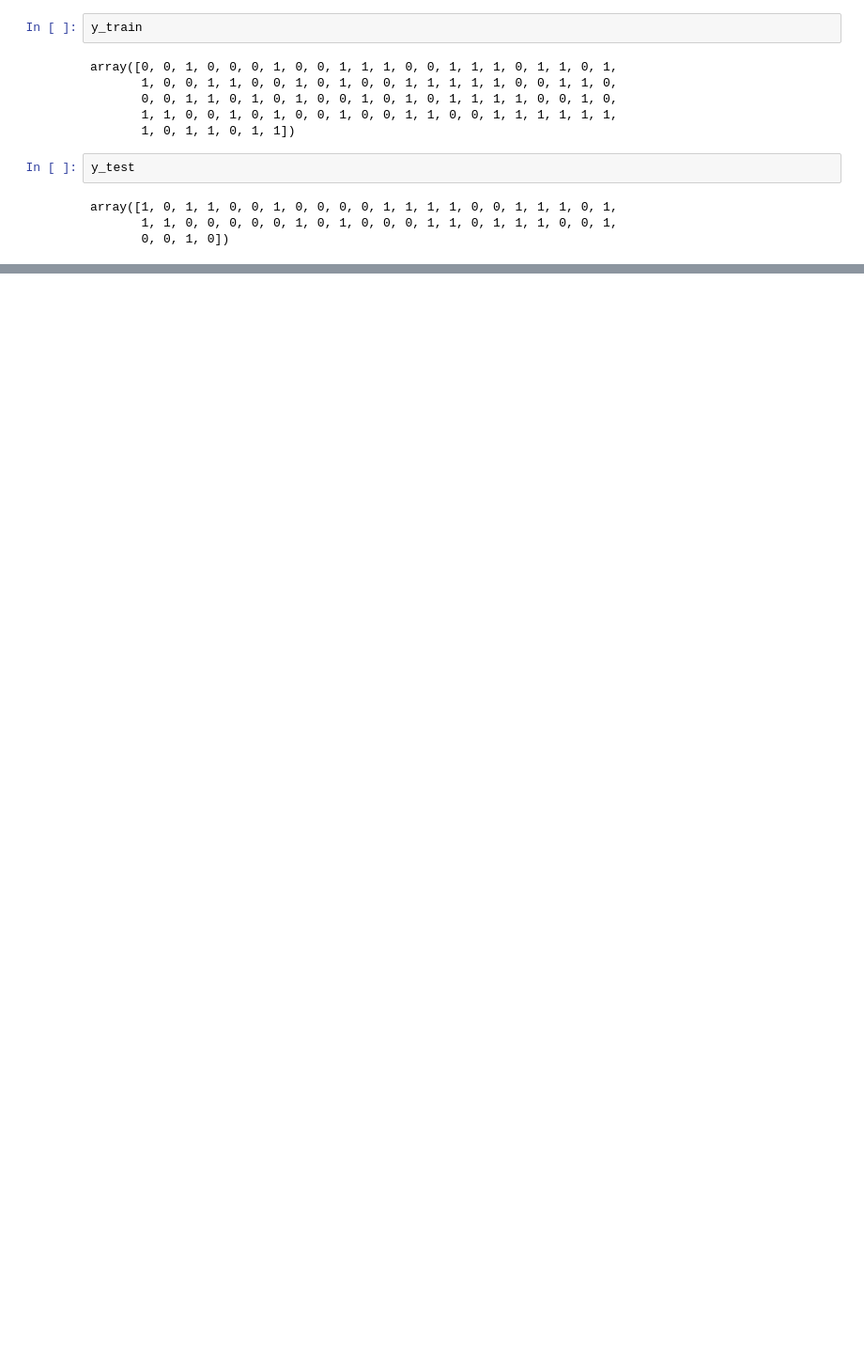
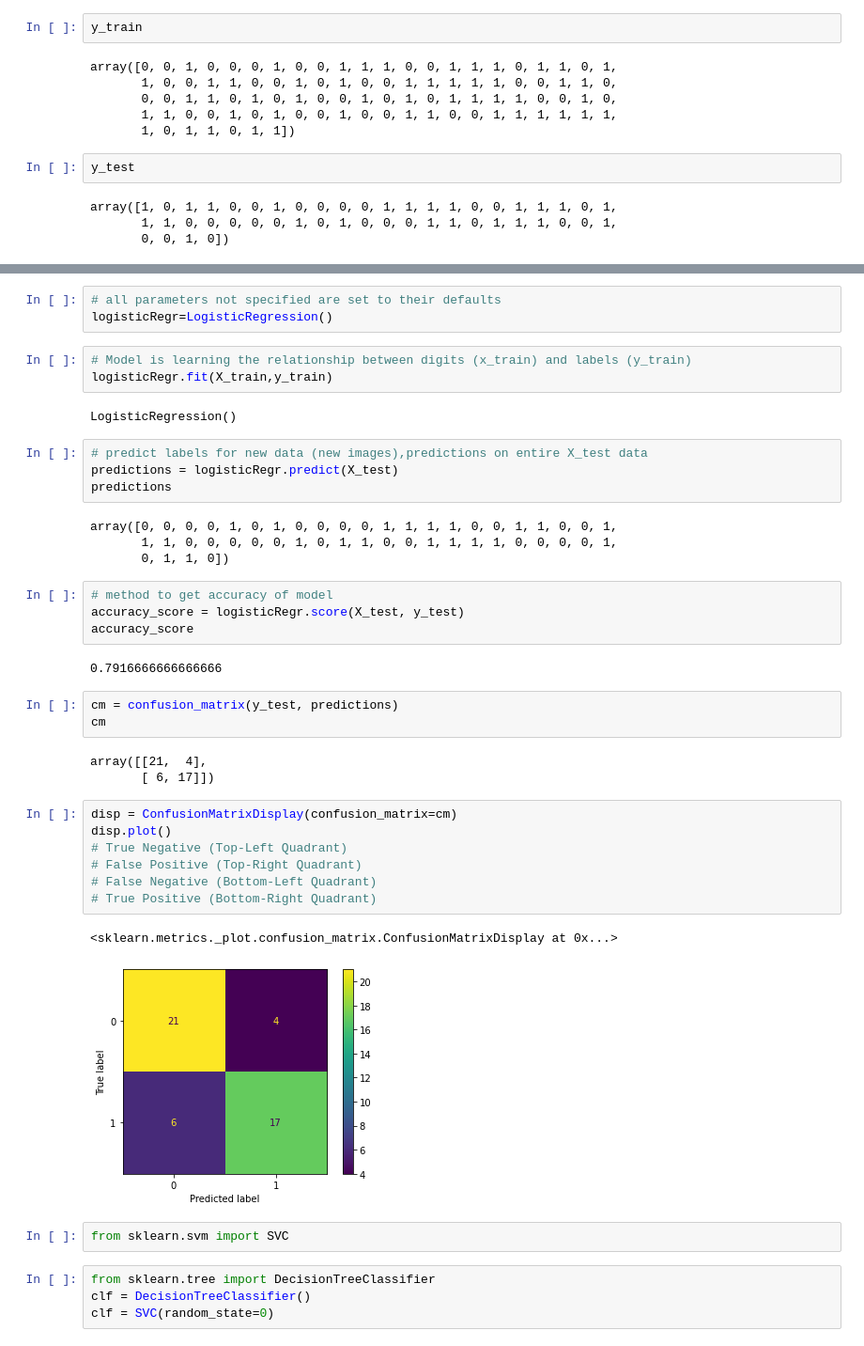
Before and after one commit to JurijJusel/Image, a Jupyter notebook: apple_banana_df.ipynb, the cells around one changed output, grey strips where cells are left out. Shown at 94% size. Saved outputs shown, nothing was run; the diff lists cells and outputs as text; blank space fills up the shorter version.

```diff
--- a/apple_banana_df.ipynb
+++ b/apple_banana_df.ipynb
@@ -233,0 +223,44 @@ array([1, 0, 1, 1, 0, 0, 1, 0, 0, 0, 0, 1, 1, 1, 1, 0, 0, 1, 1, 1, 0, 1,
+# %%
+# all parameters not specified are set to their defaults
+logisticRegr=LogisticRegression()
+# %%
+# Model is learning the relationship between digits (x_train) and labels (y_train)
+logisticRegr.fit(X_train,y_train)
+# %% [output]
+LogisticRegression()
+# %%
+# predict labels for new data (new images),predictions on entire X_test data
+predictions = logisticRegr.predict(X_test)
+predictions
+# %% [output]
+array([0, 0, 0, 0, 1, 0, 1, 0, 0, 0, 0, 1, 1, 1, 1, 0, 0, 1, 1, 0, 0, 1,
+       1, 1, 0, 0, 0, 0, 0, 1, 0, 1, 1, 0, 0, 1, 1, 1, 1, 0, 0, 0, 0, 1,
+       0, 1, 1, 0])
+# %%
+# method to get accuracy of model
+accuracy_score = logisticRegr.score(X_test, y_test)
+accuracy_score
+# %% [output]
+0.7916666666666666
+# %%
+cm = confusion_matrix(y_test, predictions)
+cm
+# %% [output]
+array([[21,  4],
+       [ 6, 17]])
+# %%
+disp = ConfusionMatrixDisplay(confusion_matrix=cm)
+disp.plot()
+# True Negative (Top-Left Quadrant)
+# False Positive (Top-Right Quadrant)
+# False Negative (Bottom-Left Quadrant)
+# True Positive (Bottom-Right Quadrant)
+# %% [output]
+<sklearn.metrics._plot.confusion_matrix.ConfusionMatrixDisplay at 0x...>
+[figure, added]
+# %%
+from sklearn.svm import SVC
+# %%
+from sklearn.tree import DecisionTreeClassifier
+clf = DecisionTreeClassifier()
+clf = SVC(random_state=0)
```
Also changed, not shown: parts of 12 cells of this notebook.
